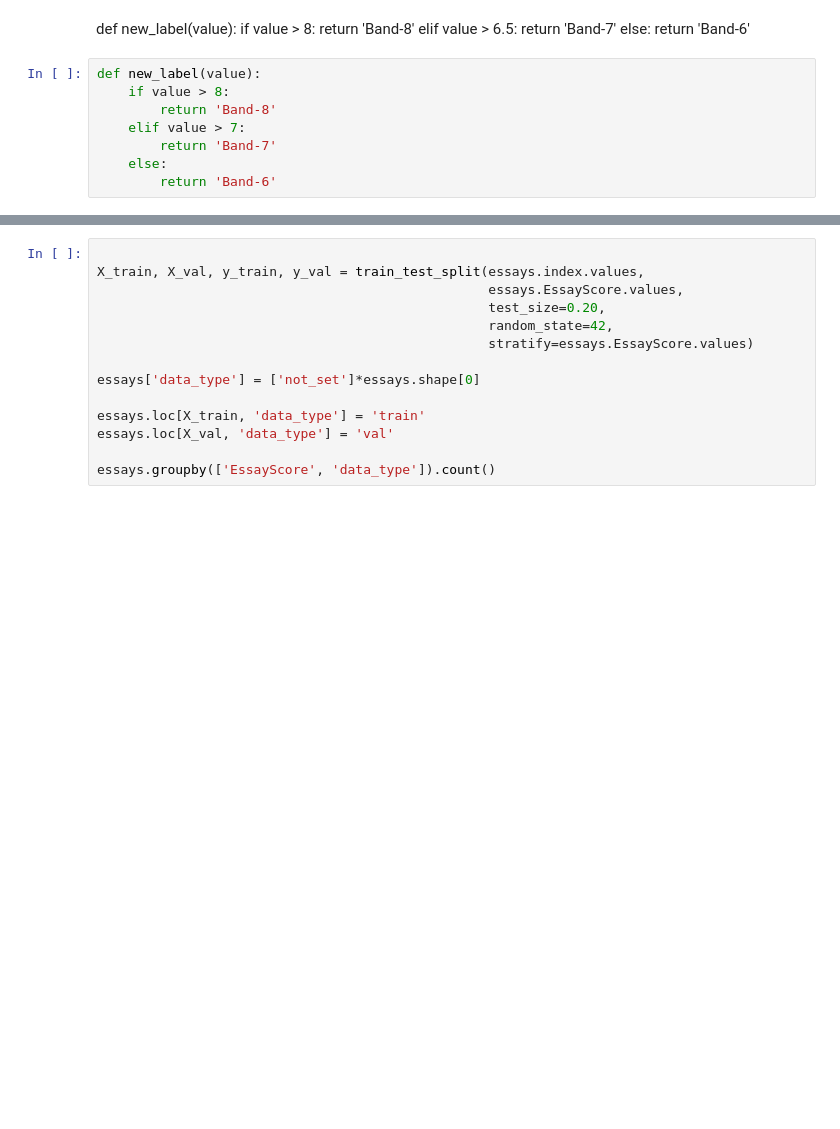
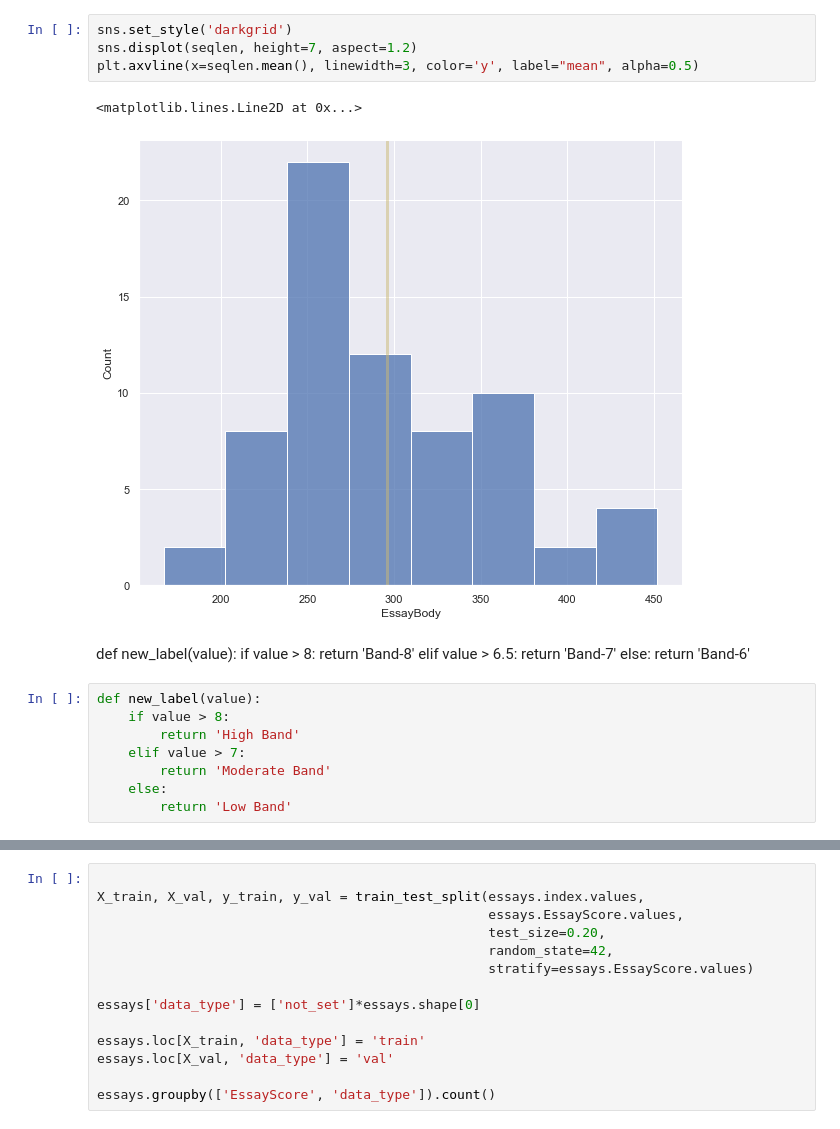
Before and after one commit to ekrembakay/COMP5393-ProjectFiles, a Jupyter notebook: Best-Model-Worked.ipynb, the cells around one changed output, grey strips where cells are left out. Drawn from its saved outputs; the diff is of its cells as text; blank space fills up the shorter version.

```diff
--- a/Best-Model-Worked.ipynb
+++ b/Best-Model-Worked.ipynb
@@ -45,3 +96,10 @@ essays['EssayScore'].value_counts().sort_index().plot(kind='bar')
+# %%
+sns.set_style('darkgrid')
+sns.displot(seqlen, height=7, aspect=1.2)
+plt.axvline(x=seqlen.mean(), linewidth=3, color='y', label="mean", alpha=0.5)
+# %% [output]
+<matplotlib.lines.Line2D at 0x...>
+[figure, added]
 # %% [markdown]
 def new_label(value):
     if value > 8:
@@ -53,11 +111,11 @@ def new_label(value):
 # %%
 def new_label(value):
     if value > 8:
-        return 'Band-8'
+        return 'High Band'
     elif value > 7:
-        return 'Band-7'
+        return 'Moderate Band'
     else:
-        return 'Band-6'
+        return 'Low Band'
 # %%
 essays['EssayScore'] = essays['EssayScore'].map(new_label)
 essays.head()
```
Also changed, not shown: parts of 16 cells of this notebook, 2 other files.
